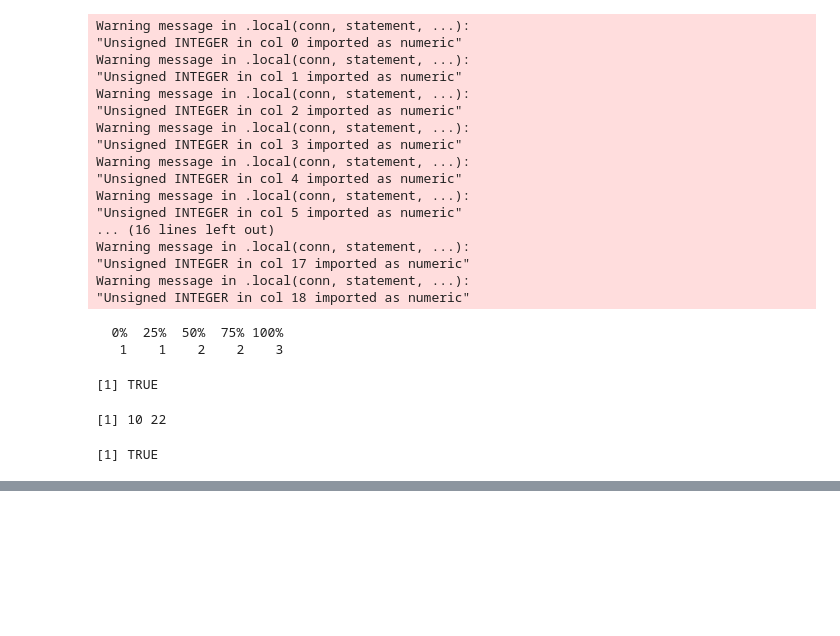
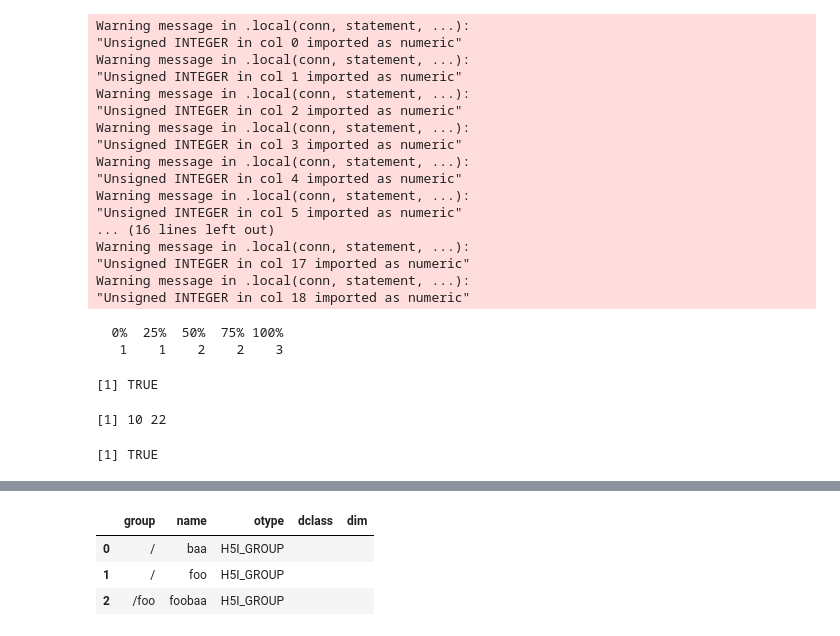
Before and after one commit to Reactor11/Data-Science-Using-R, a Jupyter notebook: Getting and Cleaning Data/Getting and Cleaning Data - Notes.ipynb, the cells around one changed output, grey strips where cells are left out. Drawn from its saved outputs; the diff is of its cells as text; code cells hidden in the pictures; blank space fills up the shorter version.

```diff
--- a/Getting and Cleaning Data/Getting and Cleaning Data - Notes.ipynb
+++ b/Getting and Cleaning Data/Getting and Cleaning Data - Notes.ipynb
@@ -200,0 +252,7 @@ dbDisconnect(hg19)
+# %%
+h5ls("example.h5")
+# %% [output]
+|  | group | name | otype | dclass | dim |
+| 0 | / | baa | H5I_GROUP |  |  |
+| 1 | / | foo | H5I_GROUP |  |  |
+| 2 | /foo | foobaa | H5I_GROUP |  |  |
```
Also changed, not shown: parts of 29 cells of this notebook, 1 other file.
